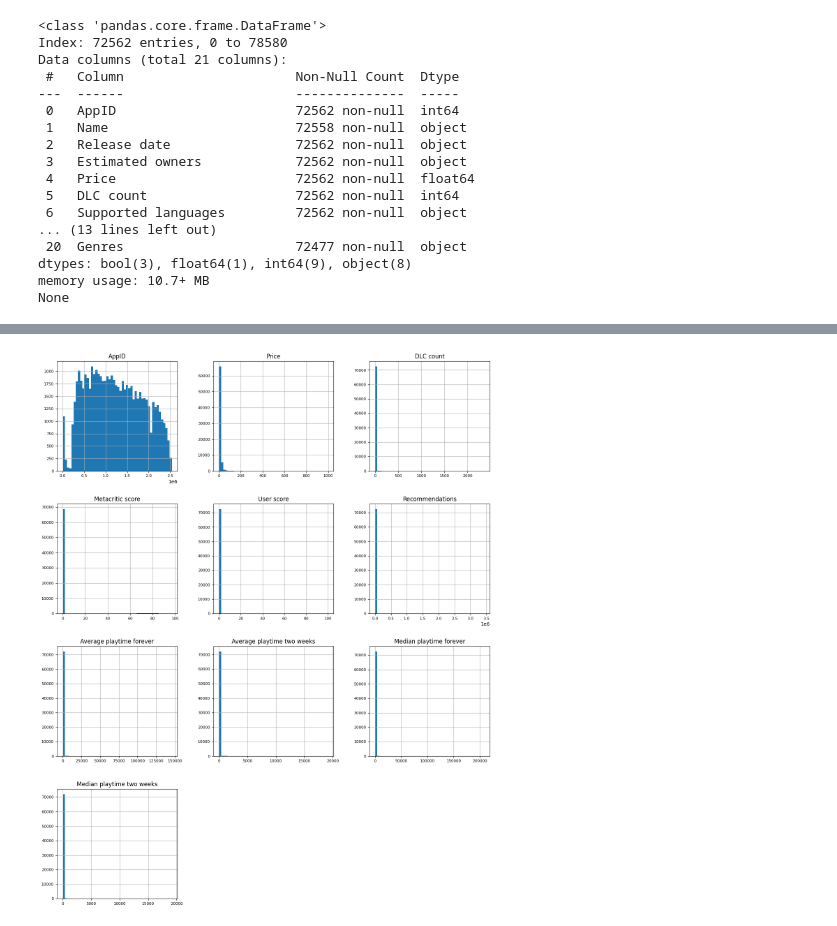
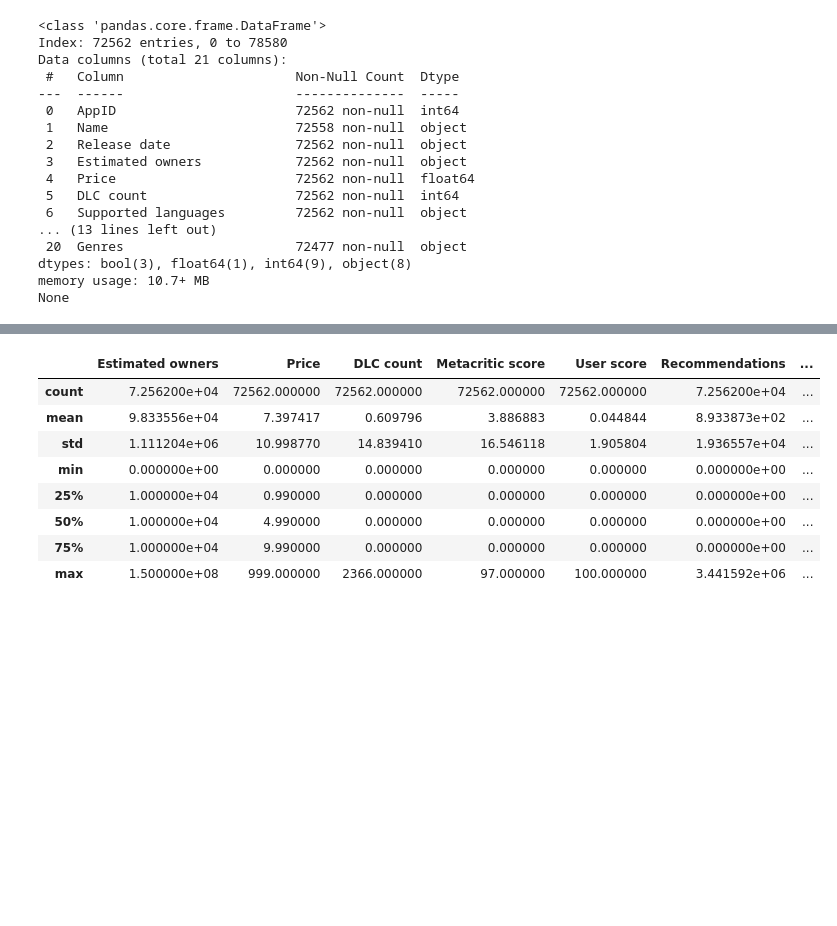
Before and after one commit to jbhiltscher/steam_project, a Jupyter notebook: SteamInsights/jake_eda.ipynb, the cells around one changed output, grey strips where cells are left out. Saved outputs shown, nothing was run; the diff lists cells and outputs as text; code cells hidden in the pictures; blank space fills up the shorter version.

```diff
--- a/SteamInsights/jake_eda.ipynb
+++ b/SteamInsights/jake_eda.ipynb
@@ -91,7 +91,18 @@ plt.show()
 # %%
 # Distribution of numerical features
-numerical_features = games.select_dtypes(include=[np.number])
-numerical_features.hist(figsize=(16, 20), bins=50, xlabelsize=8, ylabelsize=8)
-plt.show()
+
+## Apply log transformation to see non zero values
+numerical_features = games.select_dtypes(include=[np.number]).drop('AppID', axis=1)
+numerical_features_log = np.log1p(numerical_features)
+
+numerical_features.describe()
 # %% [output]
-[figure, removed]
+|  | Estimated owners | Price | DLC count | Metacritic score | User score | Recommendations | ... |
+| count | 7.256200e+04 | 72562.000000 | 72562.000000 | 72562.000000 | 72562.000000 | 7.256200e+04 | ... |
+| mean | 9.833556e+04 | 7.397417 | 0.609796 | 3.886883 | 0.044844 | 8.933873e+02 | ... |
+| std | 1.111204e+06 | 10.998770 | 14.839410 | 16.546118 | 1.905804 | 1.936557e+04 | ... |
+| min | 0.000000e+00 | 0.000000 | 0.000000 | 0.000000 | 0.000000 | 0.000000e+00 | ... |
+| 25% | 1.000000e+04 | 0.990000 | 0.000000 | 0.000000 | 0.000000 | 0.000000e+00 | ... |
+| 50% | 1.000000e+04 | 4.990000 | 0.000000 | 0.000000 | 0.000000 | 0.000000e+00 | ... |
+| 75% | 1.000000e+04 | 9.990000 | 0.000000 | 0.000000 | 0.000000 | 0.000000e+00 | ... |
+| max | 1.500000e+08 | 999.000000 | 2366.000000 | 97.000000 | 100.000000 | 3.441592e+06 | ... |
```
Also changed, not shown: parts of 11 cells of this notebook.
